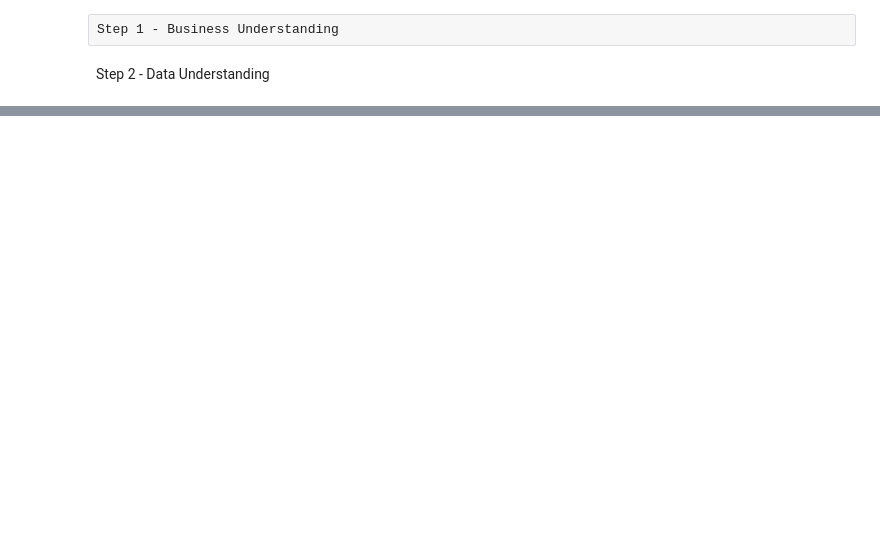
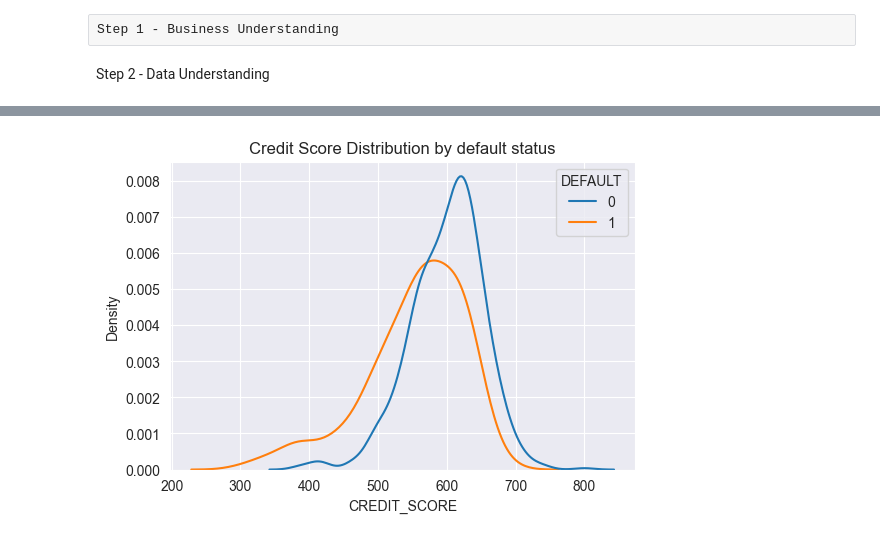
Before and after one commit to yathukamal/Creditscore, a Jupyter notebook: credit_score_risk.ipynb, the cells around one changed output, grey strips where cells are left out. Saved outputs shown, nothing was run; the diff lists cells and outputs as text; code cells hidden in the pictures; blank space fills up the shorter version.

```diff
--- a/credit_score_risk.ipynb
+++ b/credit_score_risk.ipynb
@@ -12,0 +71,8 @@ Step 2 - Data Understanding
+# %%
+#KDE plot of credit score
+plt.figure(figsize=(6,4))
+sns.kdeplot(data=df, x="CREDIT_SCORE", hue="DEFAULT", common_norm=False)
+plt.title("Credit Score Distribution by default status")
+plt.show()
+# %% [output]
+[figure, added]
```
Also changed, not shown: parts of 13 cells of this notebook.
